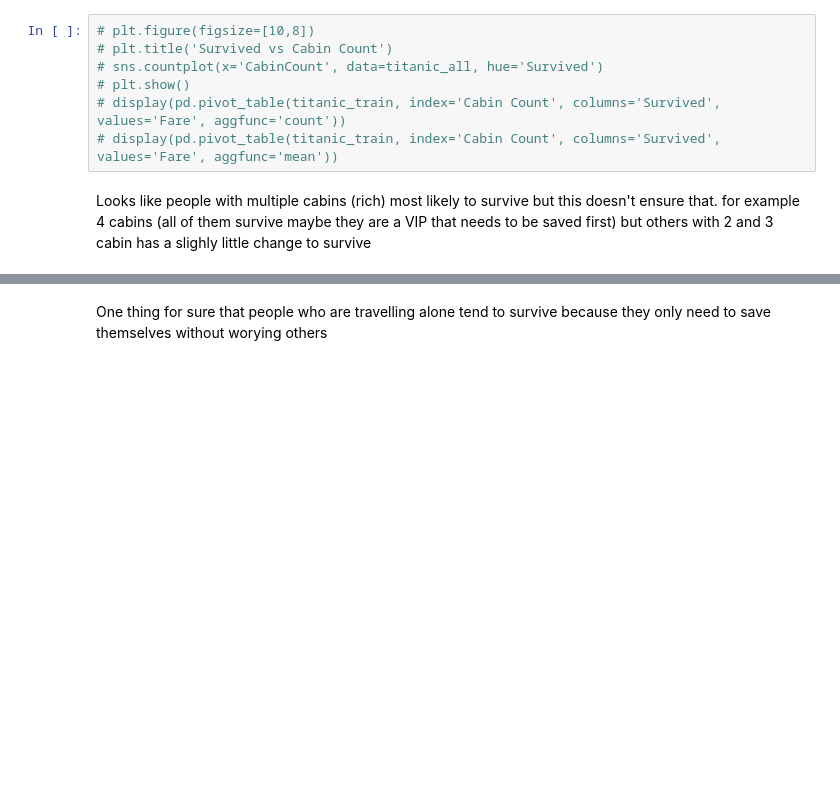
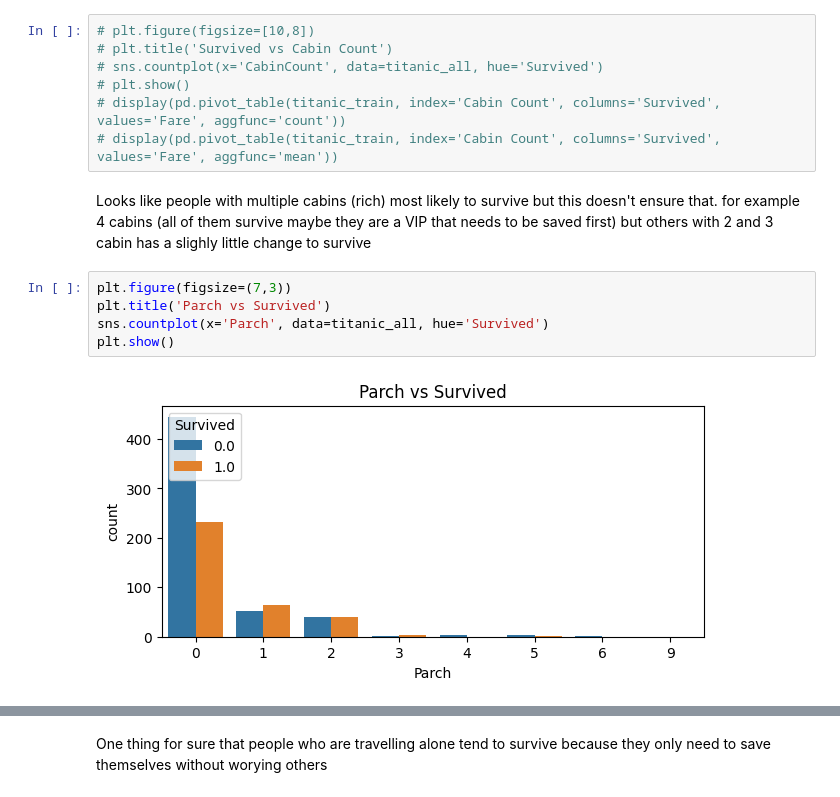
Before and after one commit to marcellinus-witarsah/titanic-survival-modelll, a Jupyter notebook: titanic-survival-model-notebook.ipynb, the cells around one changed output, grey strips where cells are left out. Saved outputs shown, nothing was run; the diff lists cells and outputs as text; blank space fills up the shorter version.

```diff
--- a/titanic-survival-model-notebook.ipynb
+++ b/titanic-survival-model-notebook.ipynb
@@ -802,4 +875,11 @@ sns.countplot(x='HasCabin', data=titanic_train, hue='Survived')
 # display(pd.pivot_table(titanic_train, index='Cabin Count', columns='Survived', values='Fare', aggfunc='mean'))
 # %% [markdown]
 Looks like people with multiple cabins (rich) most likely to survive but this doesn't ensure that. for example 4 cabins (all of them survive maybe they are a VIP that needs to be saved first) but others with 2 and 3 cabin has a slighly little change to survive
+# %%
+plt.figure(figsize=(7,3))
+plt.title('Parch vs Survived')
+sns.countplot(x='Parch', data=titanic_all, hue='Survived')
+plt.show()
+# %% [output]
+[figure, added]
 # %%
```
Also changed, not shown: parts of 28 cells of this notebook.
